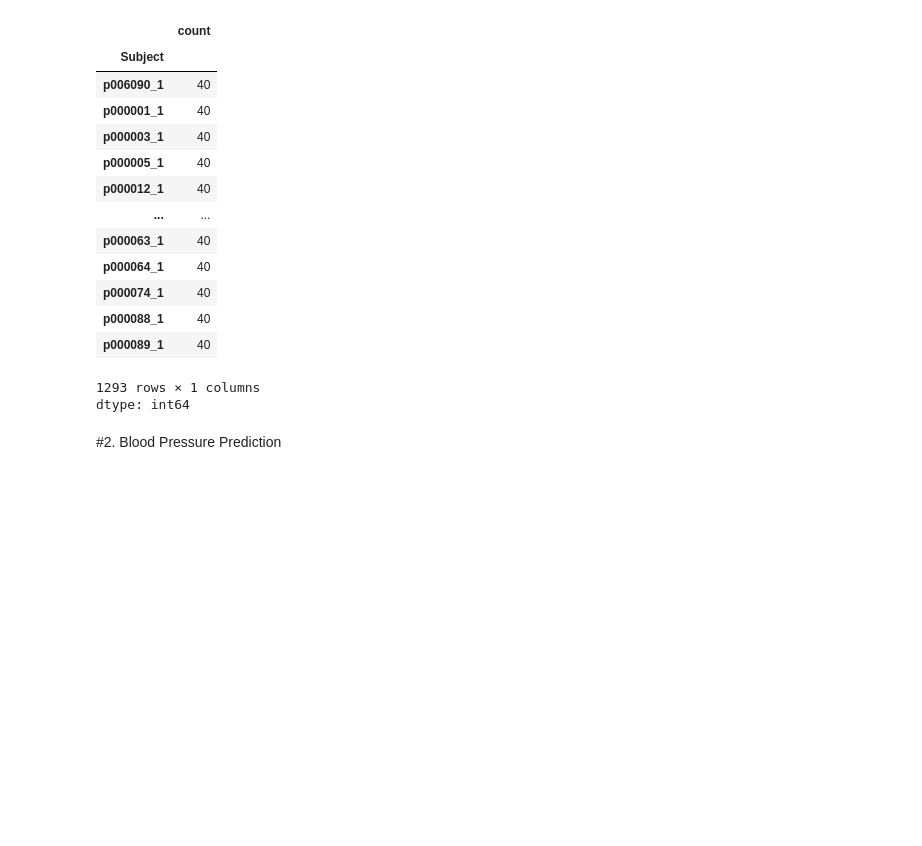
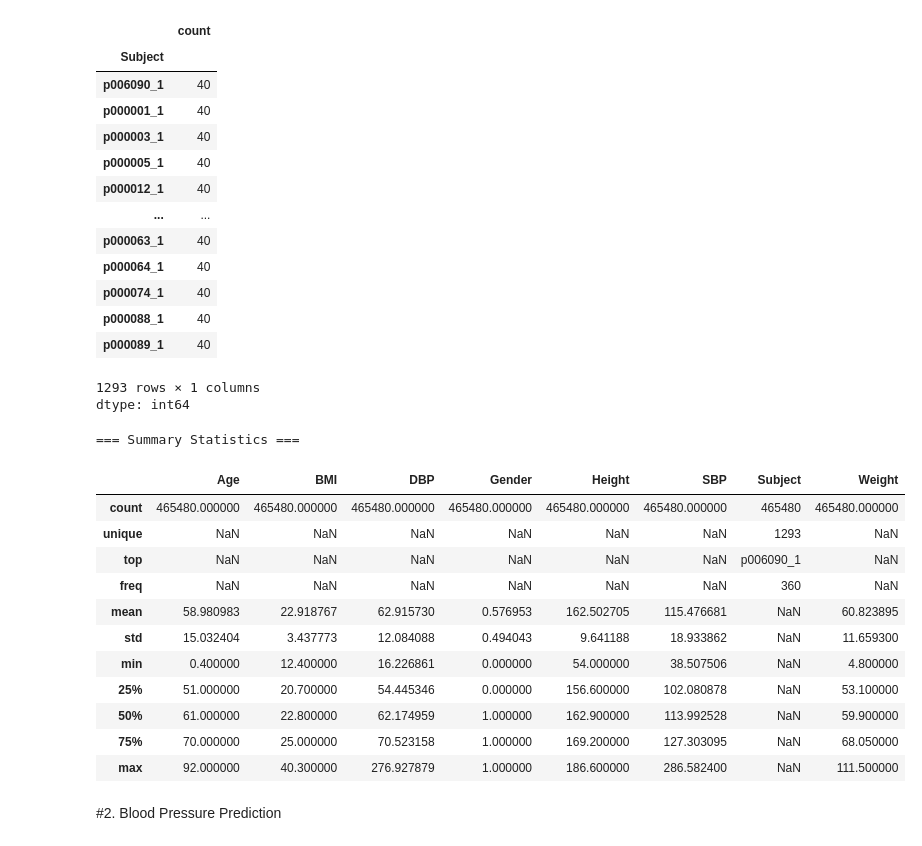
Before and after one commit to elainewong756/math-data-science-course-Project4, a Jupyter notebook: Project4.ipynb, the cells around one changed output. Cells and saved outputs as stored; diff of their text form; code cells hidden in the pictures; blank space fills up the shorter version.

```diff
--- a/Project4.ipynb
+++ b/Project4.ipynb
@@ -210,3 +208,51 @@ dtype: int64
+# %%
+# your code here
+import pandas as pd
+import numpy as np
+import matplotlib.pyplot as plt
+import seaborn as sns
+
+#summary statistics for df_Train
+print("=== Summary Statistics for df_Train ===")
+display(df_Train.describe(include='all'))
+
+#histograms for each of the features in df_Train
+numeric_cols = ['Age', 'BMI', 'DBP', 'Height', 'SBP', 'Weight']
+
+plt.figure(figsize =(16,10))
+
+for i, col in enumerate(numeric_cols):
+  plt.subplot(2,3,i+1)
+  plt.hist(df_Train[col], bins = 30)
+  plt.title(f"{col} Distribution")
+  plt.xlabel(col)
+  plt.ylabel("Count")
+
+plt.tight_layout()
+plt.show()
+
+#boxplots for outlier detection
+plt.figure(figsize = (12,6))
+df_Train[numeric_cols].boxplot()
+plt.title("Boxplots of Patient Features")
+plt.xticks(rotation=45)
+plt.show()
+
+#correlation matrix
+# %% [output]
+=== Summary Statistics ===
+|  | Age | BMI | DBP | Gender | Height | SBP | Subject | Weight |
+| count | 465480.000000 | 465480.000000 | 465480.000000 | 465480.000000 | 465480.000000 | 465480.000000 | 465480 | 465480.000000 |
+| unique | NaN | NaN | NaN | NaN | NaN | NaN | 1293 | NaN |
+| top | NaN | NaN | NaN | NaN | NaN | NaN | p006090_1 | NaN |
+| freq | NaN | NaN | NaN | NaN | NaN | NaN | 360 | NaN |
+| mean | 58.980983 | 22.918767 | 62.915730 | 0.576953 | 162.502705 | 115.476681 | NaN | 60.823895 |
+| std | 15.032404 | 3.437773 | 12.084088 | 0.494043 | 9.641188 | 18.933862 | NaN | 11.659300 |
+| min | 0.400000 | 12.400000 | 16.226861 | 0.000000 | 54.000000 | 38.507506 | NaN | 4.800000 |
+| 25% | 51.000000 | 20.700000 | 54.445346 | 0.000000 | 156.600000 | 102.080878 | NaN | 53.100000 |
+| 50% | 61.000000 | 22.800000 | 62.174959 | 1.000000 | 162.900000 | 113.992528 | NaN | 59.900000 |
+| 75% | 70.000000 | 25.000000 | 70.523158 | 1.000000 | 169.200000 | 127.303095 | NaN | 68.050000 |
+| max | 92.000000 | 40.300000 | 276.927879 | 1.000000 | 186.600000 | 286.582400 | NaN | 111.500000 |
 # %% [markdown]
 #2. Blood Pressure Prediction
 # %%
```
Also changed, not shown: parts of 1 cell of this notebook.
